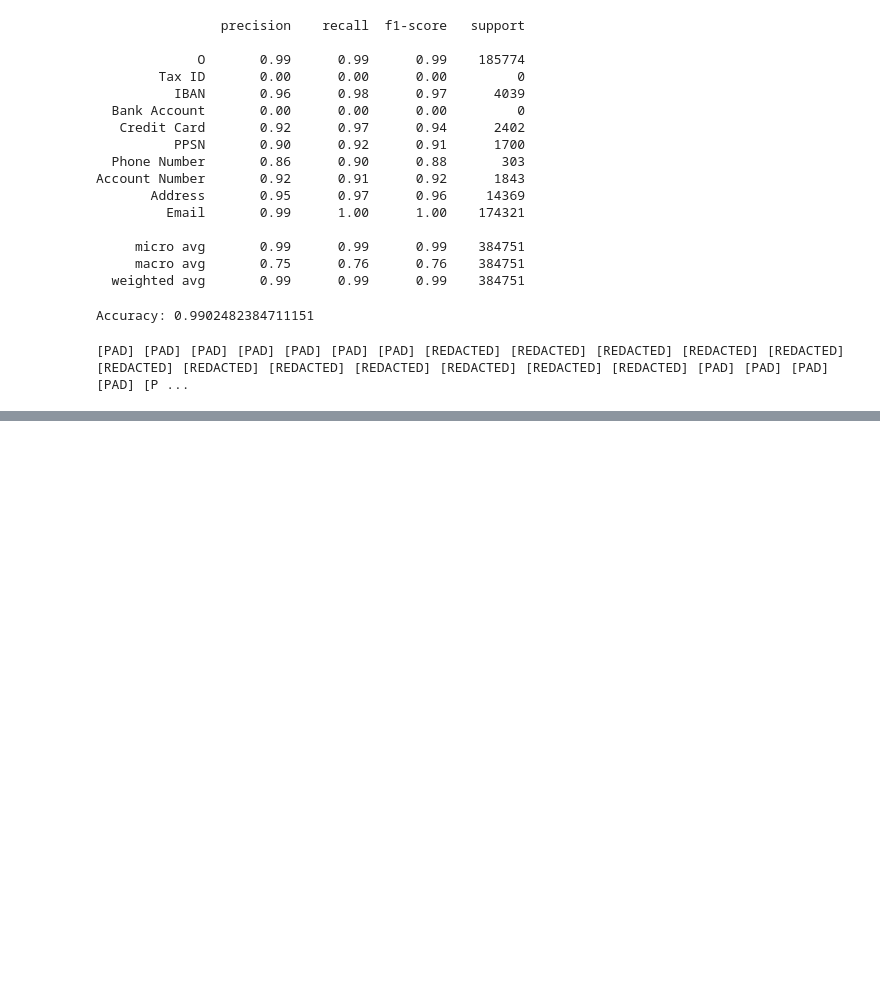
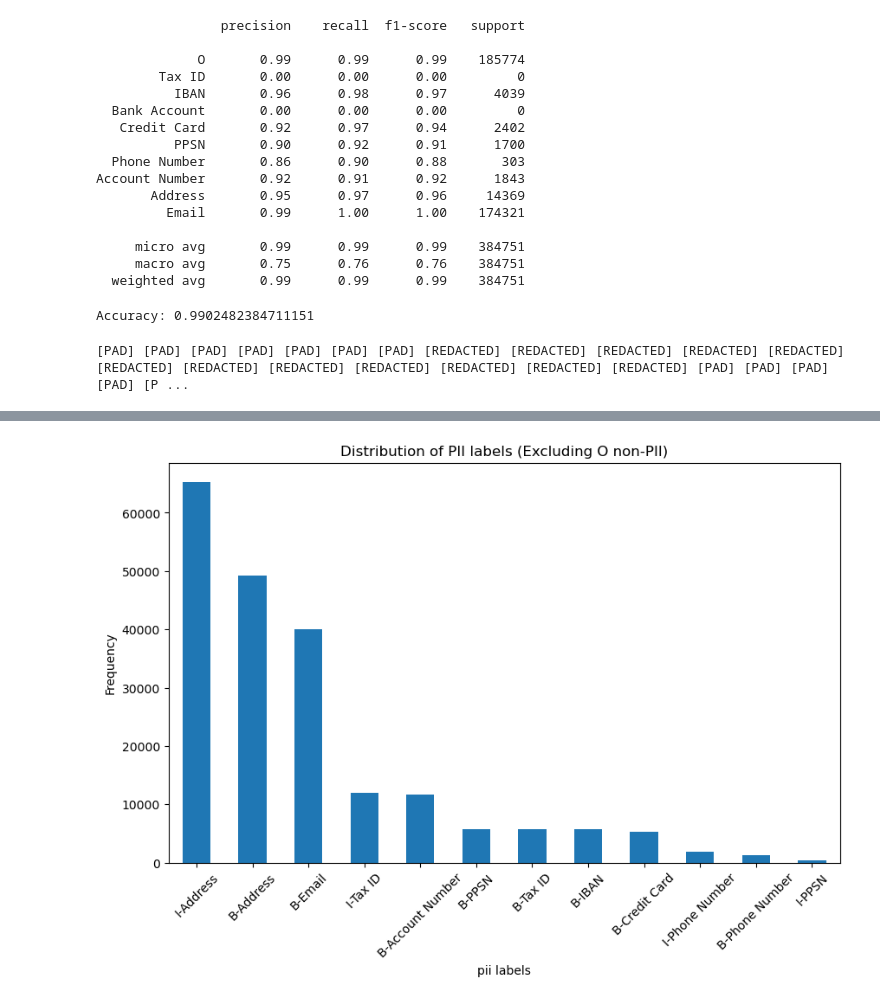
Before and after one commit to adtech97/PII-Detection, a Jupyter notebook: pii_detection_v2.ipynb, the cells around one changed output, grey strips where cells are left out. Drawn from its saved outputs; the diff is of its cells as text; code cells hidden in the pictures; blank space fills up the shorter version.

Commit message:
Labeled dataset as BIO

```diff
--- a/pii_detection_v2.ipynb
+++ b/pii_detection_v2.ipynb
@@ -616,0 +619,31 @@ print(anonymized_string)
+# %%
+def tokenize_and_label(text):
+    doc = nlp(text)
+    tokens = [token.text for token in doc]
+
+    labels = ["O"] * len(tokens)
+
+    for pii_type, pattern in pii_patterns.items():
+        matches = re.finditer(pattern, text)
+        for match in matches:
+            start, end = match.span()
+            span_tokens = [token for token in doc if token.idx >= start and token.idx < end]
+            if span_tokens:
+                labels[tokens.index(span_tokens[0].text)] = f"B-{pii_type}"
+                for span_token in span_tokens[1:]:
+                    labels[tokens.index(span_token.text)] = f"I-{pii_type}"
+
+    filtered_tokens_labels = [(token, label) for token, label in zip(tokens, labels) if token !=":"]
+    tokens, labels = zip(*filtered_tokens_labels) if filtered_tokens_labels else ([],[])
+
+    return tokens, labels
+# %%
+tokenized_and_labeled_data = []
+
+for index, row in final_dataset.iterrows():
+    message_id = row["message_id"]
+    text = row["text"]
+    tokens, labels= tokenize_and_label(text)
+    tokenized_and_labeled_data.append((message_id, text, list(tokens), list(labels)))
+# %%
+output_df = pd.DataFrame(tokenized_and_labeled_data, columns=["mesage_id", "text", "tokens", "labels"])
@@ -616,0 +659,15 @@ print(anonymized_string)
+# %%
+label_counts = output_df["labels"].explode().value_counts().drop("O", errors="ignore")
+# %%
+import matplotlib.pyplot as plt
+
+
+plt.figure(figsize=(10,6))
+label_counts.plot(kind="bar")
+plt.title("Distribution of PII labels (Excluding O non-PII)")
+plt.xlabel("pii labels")
+plt.ylabel("Frequency")
+plt.xticks(rotation=45)
+plt.show()
+# %% [output]
+[figure, added]
```
Also changed, not shown: parts of 22 cells of this notebook.
